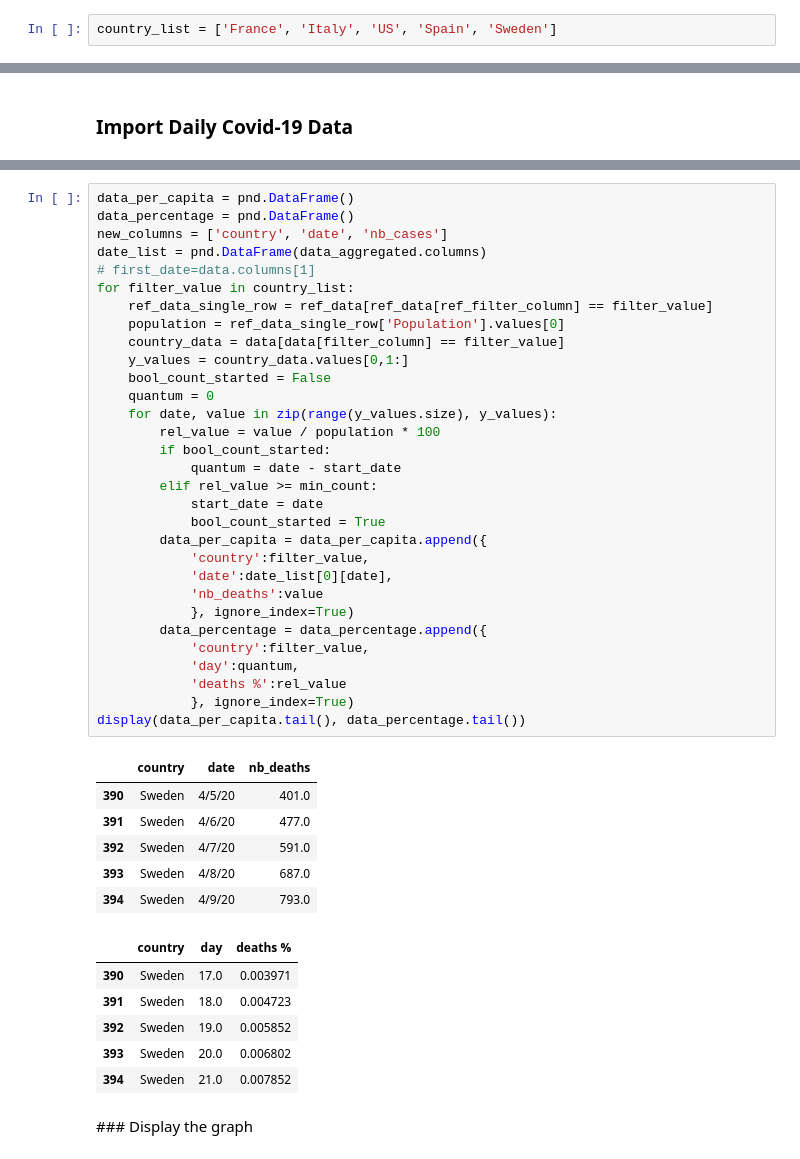
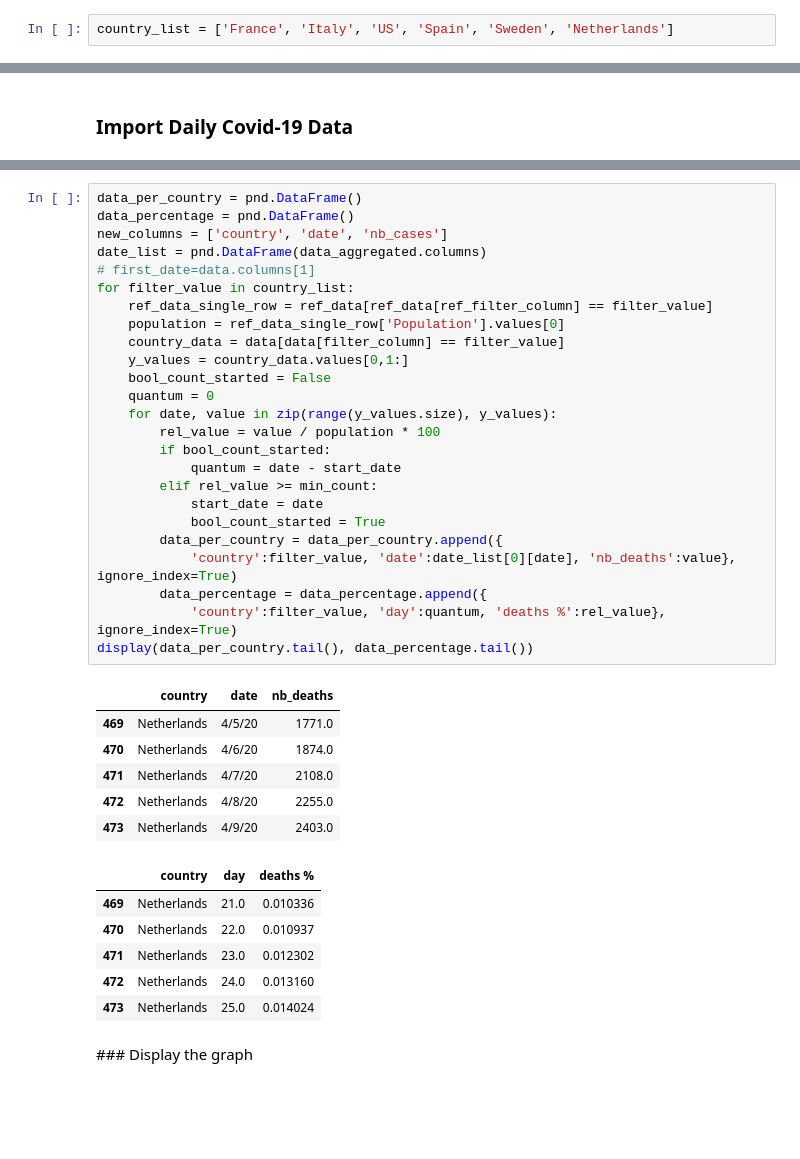
Before and after one commit to JeanRosselVallee/jupyter, a Jupyter notebook: COVID-CompareDeathsByPercentage.ipynb, the cells around one changed output, grey strips where cells are left out. Saved outputs shown, nothing was run; the diff lists cells and outputs as text; blank space fills up the shorter version.

```diff
--- a/COVID-CompareDeathsByPercentage.ipynb
+++ b/COVID-CompareDeathsByPercentage.ipynb
@@ -7,7 +7,7 @@ Each curve represents the number of deaths as a percentage of the whole populati
 # %% [markdown]
 ### Select the countries to process
 # %%
-country_list = ['France', 'Italy', 'US', 'Spain', 'Sweden']
+country_list = ['France', 'Italy', 'US', 'Spain', 'Sweden', 'Netherlands']
 # %% [markdown]
 ### Select the minimal count of deaths for the starting date
 # %%
@@ -63,47 +63,41 @@ Two sets of data are generated:
 # %%
-data_per_capita = pnd.DataFrame()
+data_per_country = pnd.DataFrame()
 data_percentage = pnd.DataFrame()
 new_columns = ['country', 'date', 'nb_cases']
 date_list = pnd.DataFrame(data_aggregated.columns)
 # first_date=data.columns[1]
 for filter_value in country_list:
     ref_data_single_row = ref_data[ref_data[ref_filter_column] == filter_value]
     population = ref_data_single_row['Population'].values[0]
     country_data = data[data[filter_column] == filter_value]
     y_values = country_data.values[0,1:]
     bool_count_started = False
     quantum = 0
     for date, value in zip(range(y_values.size), y_values):
         rel_value = value / population * 100
         if bool_count_started:
             quantum = date - start_date
         elif rel_value >= min_count:
             start_date = date
             bool_count_started = True
-        data_per_capita = data_per_capita.append({
-            'country':filter_value,
-            'date':date_list[0][date],
-            'nb_deaths':value
-            }, ignore_index=True)
+        data_per_country = data_per_country.append({
+            'country':filter_value, 'date':date_list[0][date], 'nb_deaths':value}, ignore_index=True)
         data_percentage = data_percentage.append({
-            'country':filter_value,
-            'day':quantum,
-            'deaths %':rel_value
-            }, ignore_index=True)
-display(data_per_capita.tail(), data_percentage.tail())
+            'country':filter_value, 'day':quantum, 'deaths %':rel_value}, ignore_index=True)
+display(data_per_country.tail(), data_percentage.tail())
 # %% [output]
 |  | country | date | nb_deaths |
-| 390 | Sweden | 4/5/20 | 401.0 |
-| 391 | Sweden | 4/6/20 | 477.0 |
-| 392 | Sweden | 4/7/20 | 591.0 |
-| 393 | Sweden | 4/8/20 | 687.0 |
-| 394 | Sweden | 4/9/20 | 793.0 |
+| 469 | Netherlands | 4/5/20 | 1771.0 |
+| 470 | Netherlands | 4/6/20 | 1874.0 |
+| 471 | Netherlands | 4/7/20 | 2108.0 |
+| 472 | Netherlands | 4/8/20 | 2255.0 |
+| 473 | Netherlands | 4/9/20 | 2403.0 |
 |  | country | day | deaths % |
-| 390 | Sweden | 17.0 | 0.003971 |
-| 391 | Sweden | 18.0 | 0.004723 |
-| 392 | Sweden | 19.0 | 0.005852 |
-| 393 | Sweden | 20.0 | 0.006802 |
-| 394 | Sweden | 21.0 | 0.007852 |
+| 469 | Netherlands | 21.0 | 0.010336 |
+| 470 | Netherlands | 22.0 | 0.010937 |
+| 471 | Netherlands | 23.0 | 0.012302 |
+| 472 | Netherlands | 24.0 | 0.013160 |
+| 473 | Netherlands | 25.0 | 0.014024 |
 # %% [markdown]
 ### Display the graph
 # %%
```
Also changed, not shown: parts of 5 cells of this notebook.
